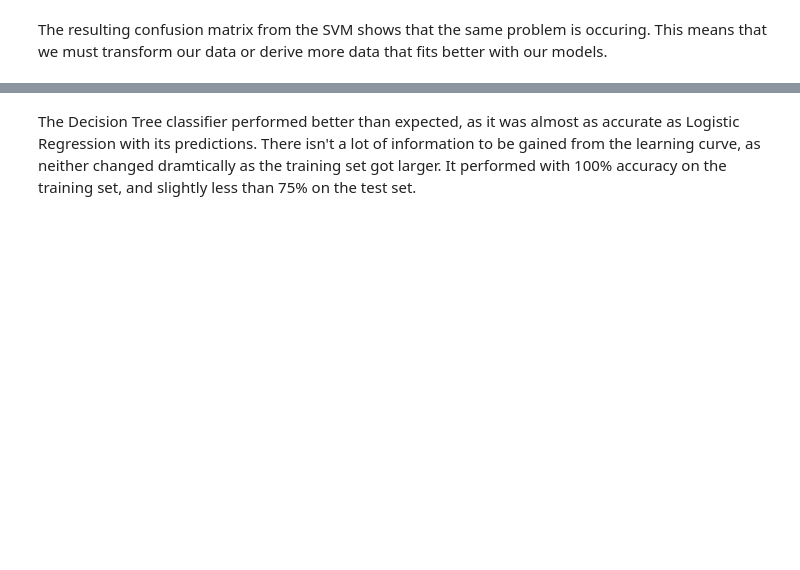
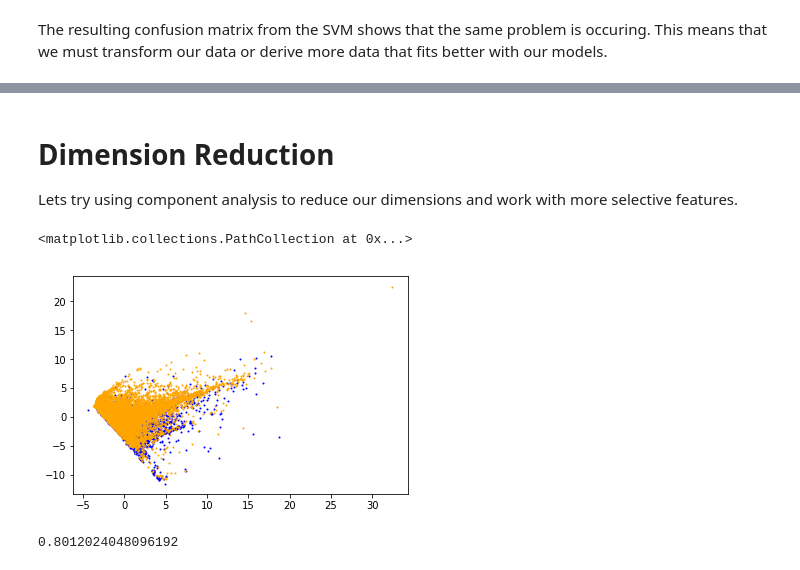
Before and after one commit to DerekMcFate/MachineLearningProject, a Jupyter notebook: MachineLearningProject.ipynb, the cells around one changed output, grey strips where cells are left out. Cells and saved outputs as stored; diff of their text form; code cells hidden in the pictures; blank space fills up the shorter version.

```diff
--- a/MachineLearningProject.ipynb
+++ b/MachineLearningProject.ipynb
@@ -37,3 +43,10 @@ dat = dat[dat.MARRIAGE != 0]
+# %%
+scaler = skp.StandardScaler()
+datScale = pd.DataFrame(scaler.fit_transform(dat.drop(columns=['DEFAULT'])))
+# `datScale['DEFAULT'] = dat['DEFAULT']` Does not work for some reason
+datScale['DEFAULT'] = dat['DEFAULT']
+for i in range(0, dat.shape[0]):
+    datScale['DEFAULT'][i] = dat['DEFAULT'][i]
 # %% [markdown]
 ## Data Exploration
 # %% [markdown]
@@ -244,2 +217,30 @@ plot_learning_curve(dtc, "Decision Tree Classifier Learning Curve", X, y)
-# %% [markdown]
-The Decision Tree classifier performed better than expected, as it was almost as accurate as Logistic Regression with its predictions. There isn't a lot of information to be gained from the learning curve, as neither changed dramtically as the training set got larger. It performed with 100% accuracy on the training set, and slightly less than 75% on the test set.
+# %% [markdown]
+# Dimension Reduction
+
+Lets try using component analysis to reduce our dimensions and work with more selective features.
+# %%
+prince = PCA(n_components=2)
+comps = pd.DataFrame(prince.fit_transform(datScale), columns=['pc1', 'pc2'])
+# `comps['DEFAULT'] = dat['DEFAULT']` Does not work for some reason
+comps['DEFAULT'] = dat['DEFAULT']
+for i in range(0, dat.shape[0]):
+    comps['DEFAULT'][i] = dat['DEFAULT'][i]
+# %%
+spl = comps[comps['DEFAULT'] == 1]
+spl2 = comps[comps['DEFAULT'] == 0]
+
+plt.scatter(spl['pc1'], spl['pc2'], color='blue', s=1)
+plt.scatter(spl2['pc1'], spl2['pc2'], color='orange', s=1)
+# %% [output]
+<matplotlib.collections.PathCollection at 0x...>
+[figure, added]
+# %%
+Xtrain, Xtest, ytrain, ytest = train_test_split(comps.drop(columns=['DEFAULT']),
+                                                           comps['DEFAULT'],
+                                                           test_size=0.1)
+
+nb = GaussianNB()
+nb.fit(Xtrain, ytrain)
+nb.score(Xtest, ytest)
+# %% [output]
+0.8012024048096192
```
Also changed, not shown: parts of 24 cells of this notebook.
